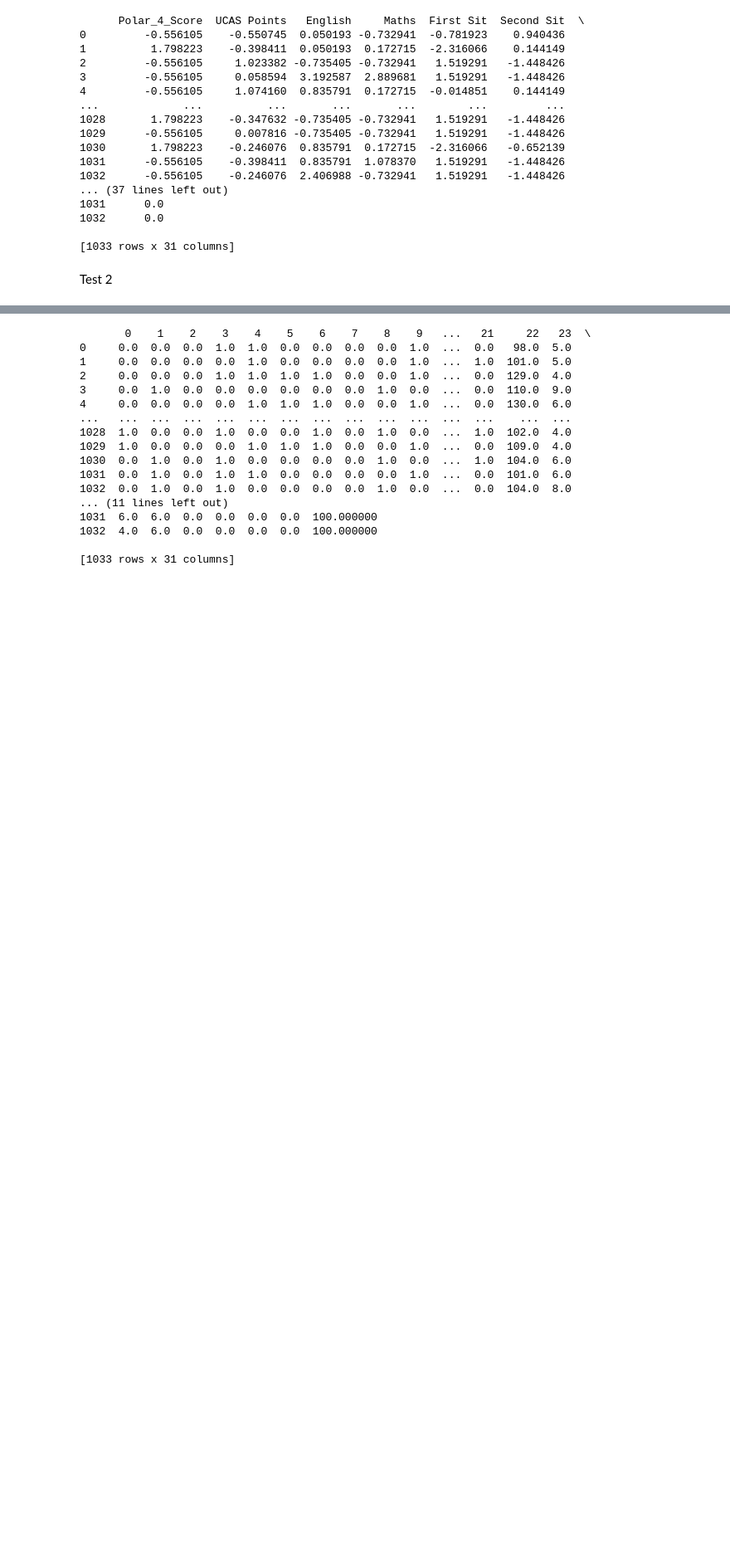
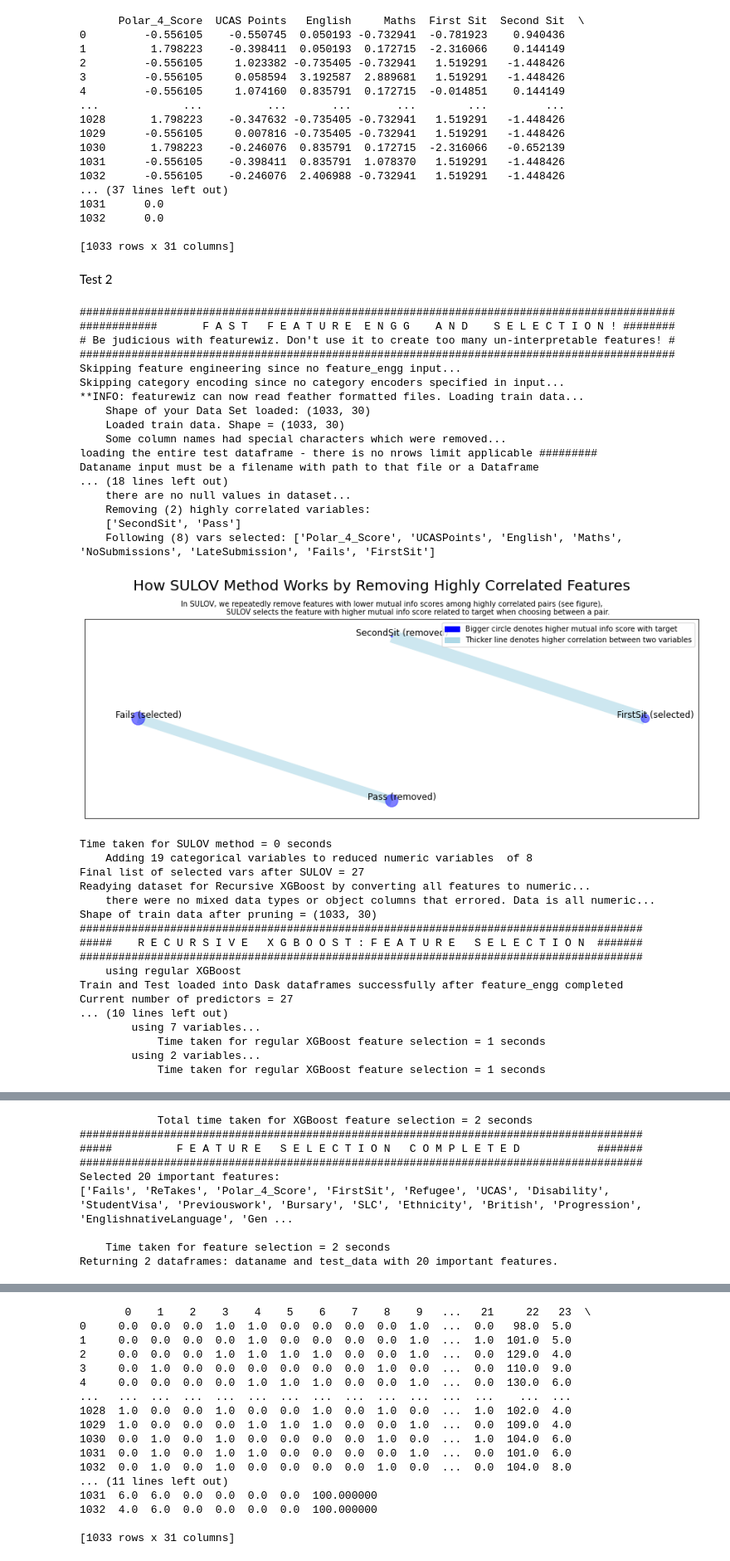
Before and after one commit to svillalobosvives/Dissertation-, a Jupyter notebook: Draft.ipynb, the cells around one changed output, grey strips where cells are left out. Shown at 83% size. Saved outputs shown, nothing was run; the diff lists cells and outputs as text; code cells hidden in the pictures; blank space fills up the shorter version.

Commit message:
data preprocessing with tests

```diff
--- a/Draft.ipynb
+++ b/Draft.ipynb
@@ -261,3 +261,45 @@ print(X_num_cat)
 [1033 rows x 31 columns]
 # %% [markdown]
 Test 2
+# %%
+from featurewiz import featurewiz
+
+target = "desertion"
+
+features, train = featurewiz(data_uni_2, target, corr_limit=0.6, verbose =2, sep=",", header= 0, test_data= 2, feature_engg= "", category_encoders="")
+# %% [output]
+############################################################################################
+############       F A S T   F E A T U R E  E N G G    A N D    S E L E C T I O N ! ########
+# Be judicious with featurewiz. Don't use it to create too many un-interpretable features! #
+############################################################################################
+Skipping feature engineering since no feature_engg input...
+Skipping category encoding since no category encoders specified in input...
+**INFO: featurewiz can now read feather formatted files. Loading train data...
+    Shape of your Data Set loaded: (1033, 30)
+    Loaded train data. Shape = (1033, 30)
+    Some column names had special characters which were removed...
+loading the entire test dataframe - there is no nrows limit applicable #########
+Dataname input must be a filename with path to that file or a Dataframe
+... (18 lines left out)
+    there are no null values in dataset...
+    Removing (2) highly correlated variables:
+    ['SecondSit', 'Pass']
+    Following (8) vars selected: ['Polar_4_Score', 'UCASPoints', 'English', 'Maths', 'NoSubmissions', 'LateSubmission', 'Fails', 'FirstSit']
+[figure, added]
+Time taken for SULOV method = 0 seconds
+    Adding 19 categorical variables to reduced numeric variables  of 8
+Final list of selected vars after SULOV = 27
+Readying dataset for Recursive XGBoost by converting all features to numeric...
+    there were no mixed data types or object columns that errored. Data is all numeric...
+Shape of train data after pruning = (1033, 30)
+#######################################################################################
+#####    R E C U R S I V E   X G B O O S T : F E A T U R E   S E L E C T I O N  #######
+#######################################################################################
+    using regular XGBoost
+Train and Test loaded into Dask dataframes successfully after feature_engg completed
+Current number of predictors = 27
+... (10 lines left out)
+        using 7 variables...
+            Time taken for regular XGBoost feature selection = 1 seconds
+        using 2 variables...
+            Time taken for regular XGBoost feature selection = 1 seconds
@@ -263,0 +307,9 @@ Test 2
+            Total time taken for XGBoost feature selection = 2 seconds
+#######################################################################################
+#####          F E A T U R E   S E L E C T I O N   C O M P L E T E D            #######
+#######################################################################################
+Selected 20 important features:
+['Fails', 'ReTakes', 'Polar_4_Score', 'FirstSit', 'Refugee', 'UCAS', 'Disability', 'StudentVisa', 'Previouswork', 'Bursary', 'SLC', 'Ethnicity', 'British', 'Progression', 'EnglishnativeLanguage', 'Gen ...
+
+    Time taken for feature selection = 2 seconds
+Returning 2 dataframes: dataname and test_data with 20 important features.
```
Also changed, not shown: parts of 6 cells of this notebook, 1 other file.
